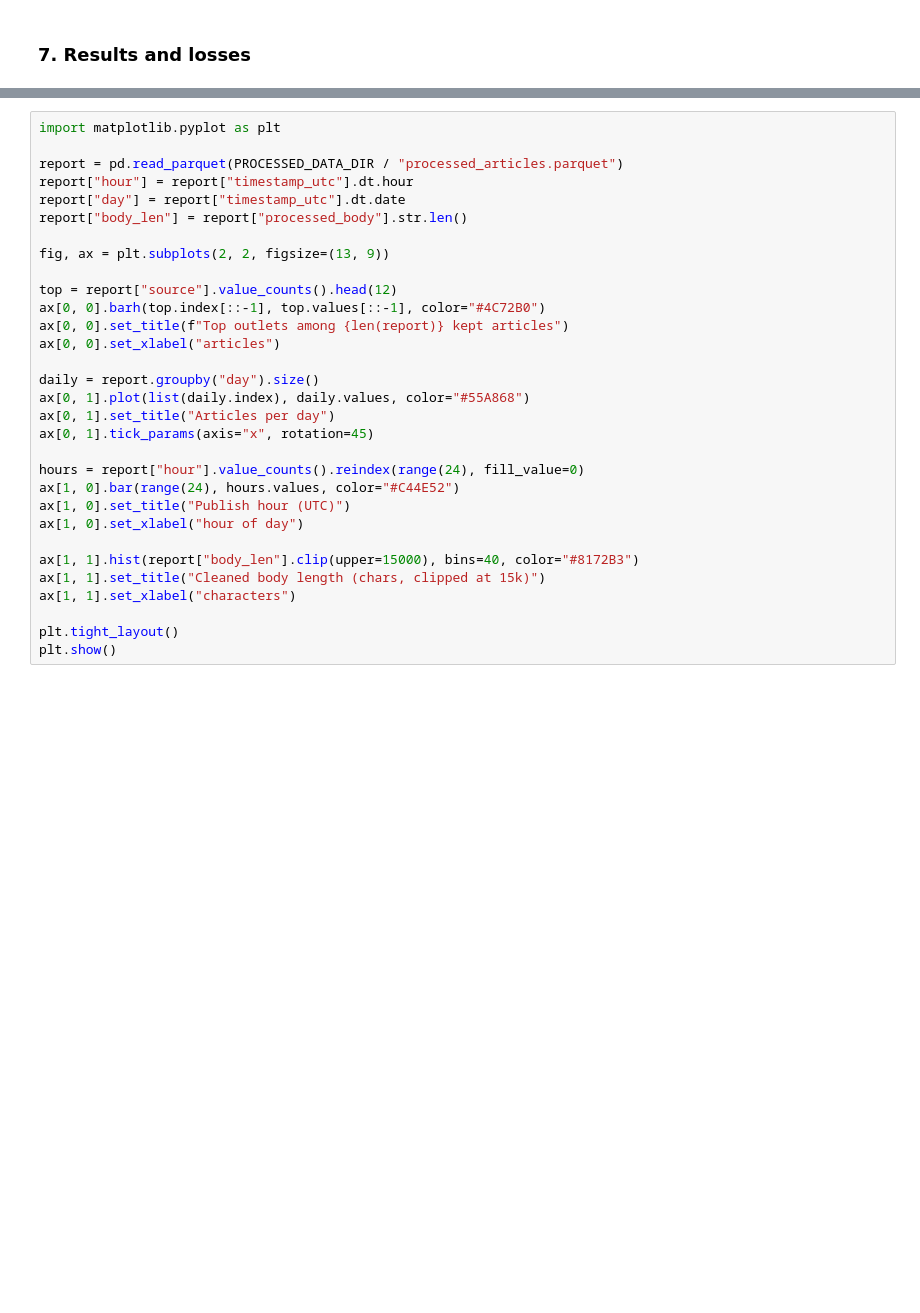
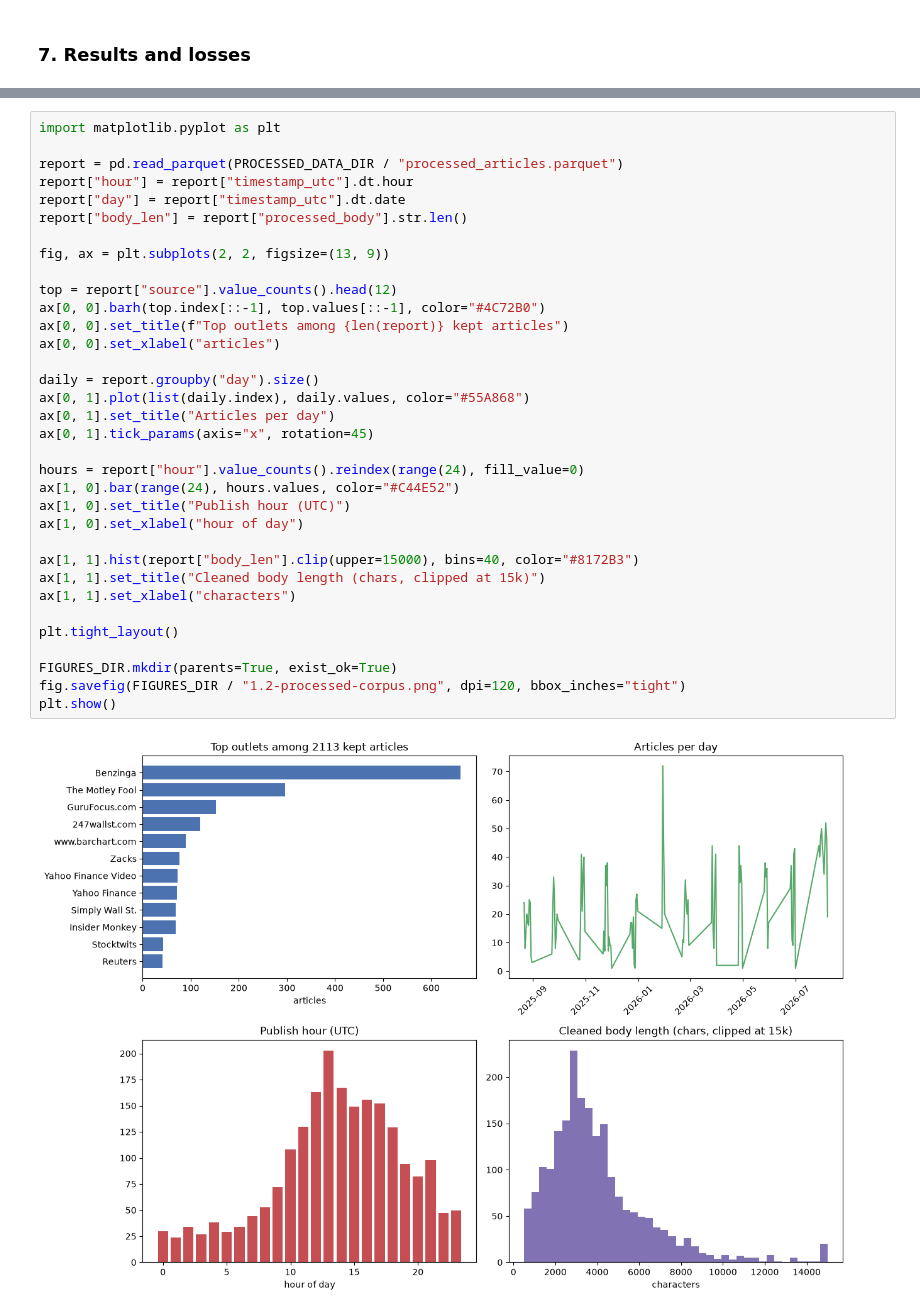
Before and after one commit to Amrovv/news-sentiment-signal, a Jupyter notebook: notebooks/text/1.2-aw-clean-and-convert.ipynb, the cells around one changed output, grey strips where cells are left out. Cells and saved outputs as stored; diff of their text form; blank space fills up the shorter version.

```diff
--- a/notebooks/text/1.2-aw-clean-and-convert.ipynb
+++ b/notebooks/text/1.2-aw-clean-and-convert.ipynb
@@ -418,30 +355,35 @@ The cleaned body runs a median of 3,445 characters, with a floor of 509 and a ma
 import matplotlib.pyplot as plt
 
 report = pd.read_parquet(PROCESSED_DATA_DIR / "processed_articles.parquet")
 report["hour"] = report["timestamp_utc"].dt.hour
 report["day"] = report["timestamp_utc"].dt.date
 report["body_len"] = report["processed_body"].str.len()
 
 fig, ax = plt.subplots(2, 2, figsize=(13, 9))
 
 top = report["source"].value_counts().head(12)
 ax[0, 0].barh(top.index[::-1], top.values[::-1], color="#4C72B0")
 ax[0, 0].set_title(f"Top outlets among {len(report)} kept articles")
 ax[0, 0].set_xlabel("articles")
 
 daily = report.groupby("day").size()
 ax[0, 1].plot(list(daily.index), daily.values, color="#55A868")
 ax[0, 1].set_title("Articles per day")
 ax[0, 1].tick_params(axis="x", rotation=45)
 
 hours = report["hour"].value_counts().reindex(range(24), fill_value=0)
 ax[1, 0].bar(range(24), hours.values, color="#C44E52")
 ax[1, 0].set_title("Publish hour (UTC)")
 ax[1, 0].set_xlabel("hour of day")
 
 ax[1, 1].hist(report["body_len"].clip(upper=15000), bins=40, color="#8172B3")
 ax[1, 1].set_title("Cleaned body length (chars, clipped at 15k)")
 ax[1, 1].set_xlabel("characters")
 
 plt.tight_layout()
+
+FIGURES_DIR.mkdir(parents=True, exist_ok=True)
+fig.savefig(FIGURES_DIR / "1.2-processed-corpus.png", dpi=120, bbox_inches="tight")
 plt.show()
+# %% [output]
+[figure, added]
```
Also changed, not shown: parts of 28 cells of this notebook, 3 other files.
